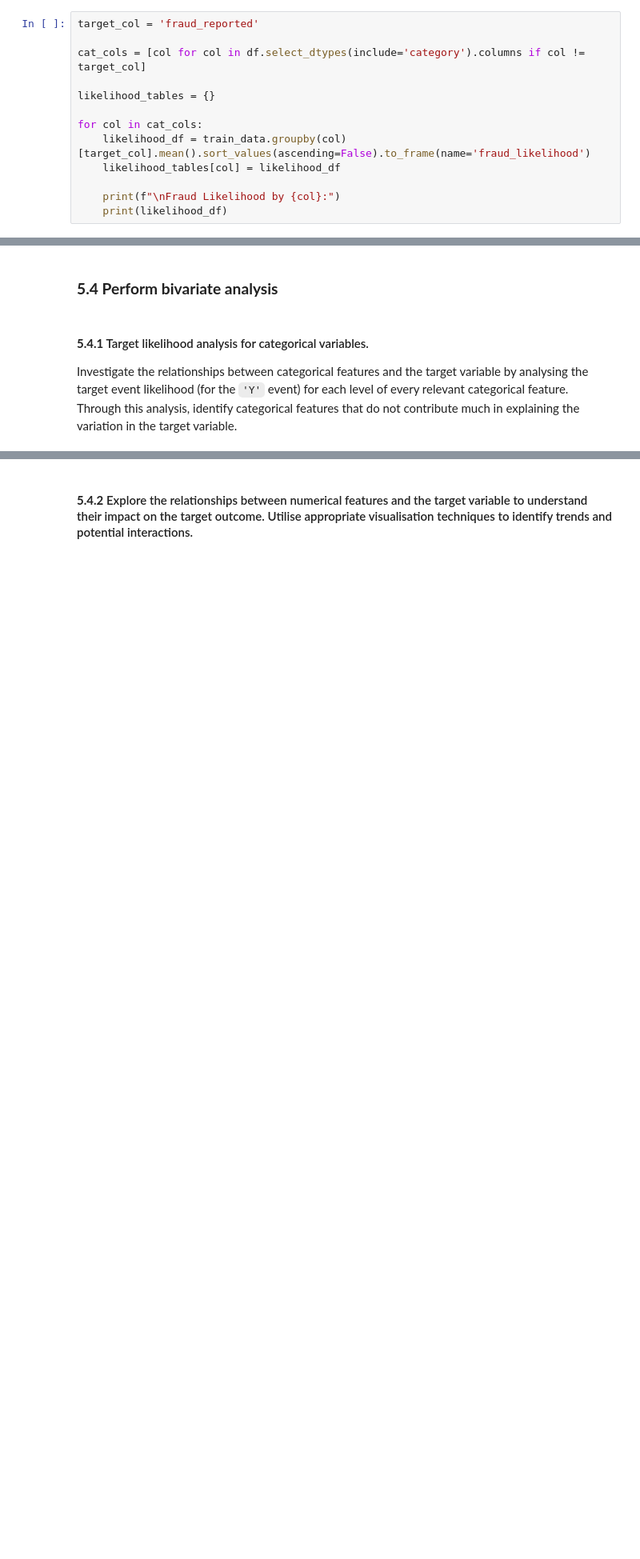
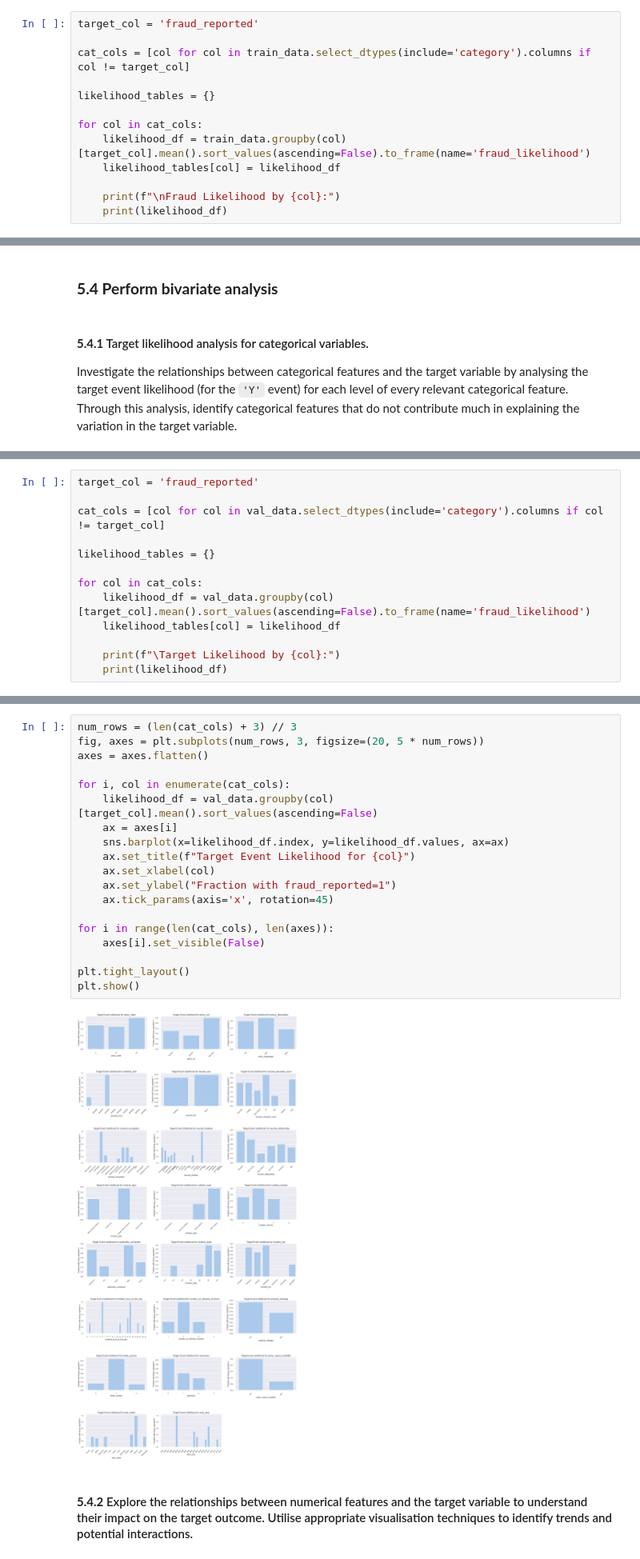
Before and after one commit to WolfeTyler/Fraudulent_Claim_Detector, a Jupyter notebook: Fraudulent_Claim_Detection_Starter.ipynb, the cells around one changed output, grey strips where cells are left out. Shown at 80% size. Saved outputs shown, nothing was run; the diff lists cells and outputs as text; blank space fills up the shorter version.

```diff
--- a/Fraudulent_Claim_Detection_Starter.ipynb
+++ b/Fraudulent_Claim_Detection_Starter.ipynb
@@ -708,7 +709,7 @@ Categorical columns to analyze: ['policy_state', 'policy_csl', 'policy_deductabl
 # %%
 target_col = 'fraud_reported'
 
-cat_cols = [col for col in df.select_dtypes(include='category').columns if col != target_col]
+cat_cols = [col for col in train_data.select_dtypes(include='category').columns if col != target_col]
 
 likelihood_tables = {}
 
@@ -952,0 +859,13 @@ Name: fraud_reported, dtype: float64
+# %%
+target_col = 'fraud_reported'
+
+cat_cols = [col for col in val_data.select_dtypes(include='category').columns if col != target_col]
+
+likelihood_tables = {}
+
+for col in cat_cols:
+    likelihood_df = val_data.groupby(col)[target_col].mean().sort_values(ascending=False).to_frame(name='fraud_likelihood')
+    likelihood_tables[col] = likelihood_df
+
+    print(f"\Target Likelihood by {col}:")
+    print(likelihood_df)
@@ -953,2 +890,23 @@ Name: fraud_reported, dtype: float64
+# %%
+num_rows = (len(cat_cols) + 3) // 3
+fig, axes = plt.subplots(num_rows, 3, figsize=(20, 5 * num_rows))
+axes = axes.flatten()
+
+for i, col in enumerate(cat_cols):
+    likelihood_df = val_data.groupby(col)[target_col].mean().sort_values(ascending=False)
+    ax = axes[i]
+    sns.barplot(x=likelihood_df.index, y=likelihood_df.values, ax=ax)
+    ax.set_title(f"Target Event Likelihood for {col}")
+    ax.set_xlabel(col)
+    ax.set_ylabel("Fraction with fraud_reported=1")
+    ax.tick_params(axis='x', rotation=45)
+
+for i in range(len(cat_cols), len(axes)):
+    axes[i].set_visible(False)
+
+plt.tight_layout()
+plt.show()
+# %% [output]
+[figure, added]
 # %% [markdown]
 #### **5.4.2** Explore the relationships between numerical features and the target variable to understand their impact on the target outcome. Utilise appropriate visualisation techniques to identify trends and potential interactions.
```
Also changed, not shown: parts of 5 cells of this notebook.
